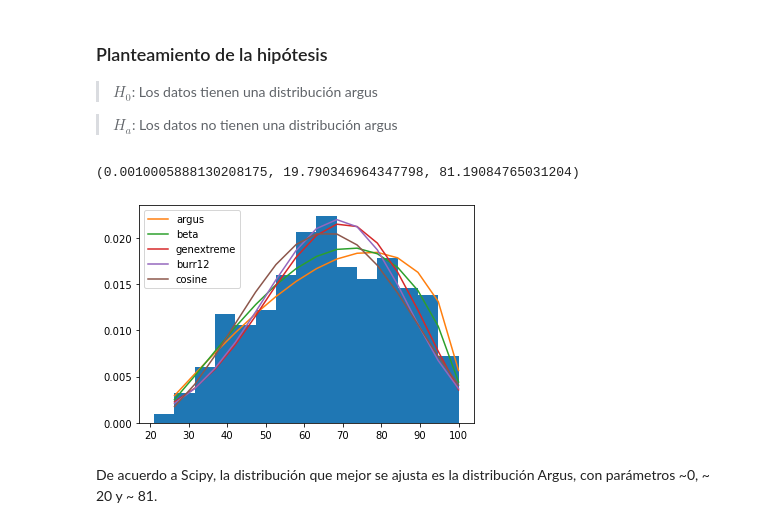
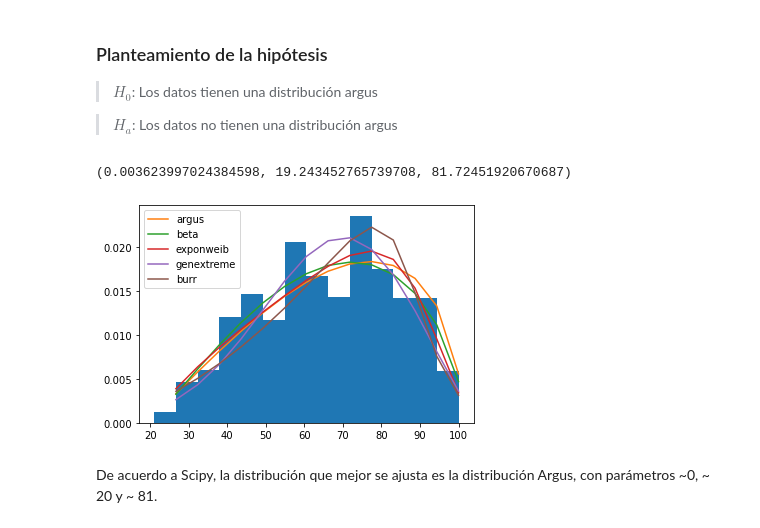
Before and after one commit to PintorOD1997/ProyectoConjunto_LandaverdeI_PintorD, a Jupyter notebook: ProyectoModulo1_OchoaD_MercadoI.ipynb, the cells around one changed output. Drawn from its saved outputs; the diff is of its cells as text; code cells hidden in the pictures.

```diff
--- a/ProyectoModulo1_OchoaD_MercadoI.ipynb
+++ b/ProyectoModulo1_OchoaD_MercadoI.ipynb
@@ -711,11 +715,11 @@ Con esta función se intenta estimar cual es la distribución que mejor se ajust
 
 > $H_a$: Los datos no tienen una distribución argus
 # %%
-dist, p = best_fit_params(df_filtrado.Humidity)
+dist, p = best_fit_params(humedad)
 p
 # %% [output]
-(0.0010005888130208175, 19.790346964347798, 81.19084765031204)
+(0.003623997024384598, 19.243452765739708, 81.72451920670687)
-[figure, old version]
+[figure, new version]
 # %% [markdown]
 De acuerdo a Scipy, la distribución que mejor se ajusta es la distribución Argus, con parámetros ~0, ~ 20 y ~ 81.
 # %% [markdown]
```
Also changed, not shown: parts of 53 cells of this notebook.
